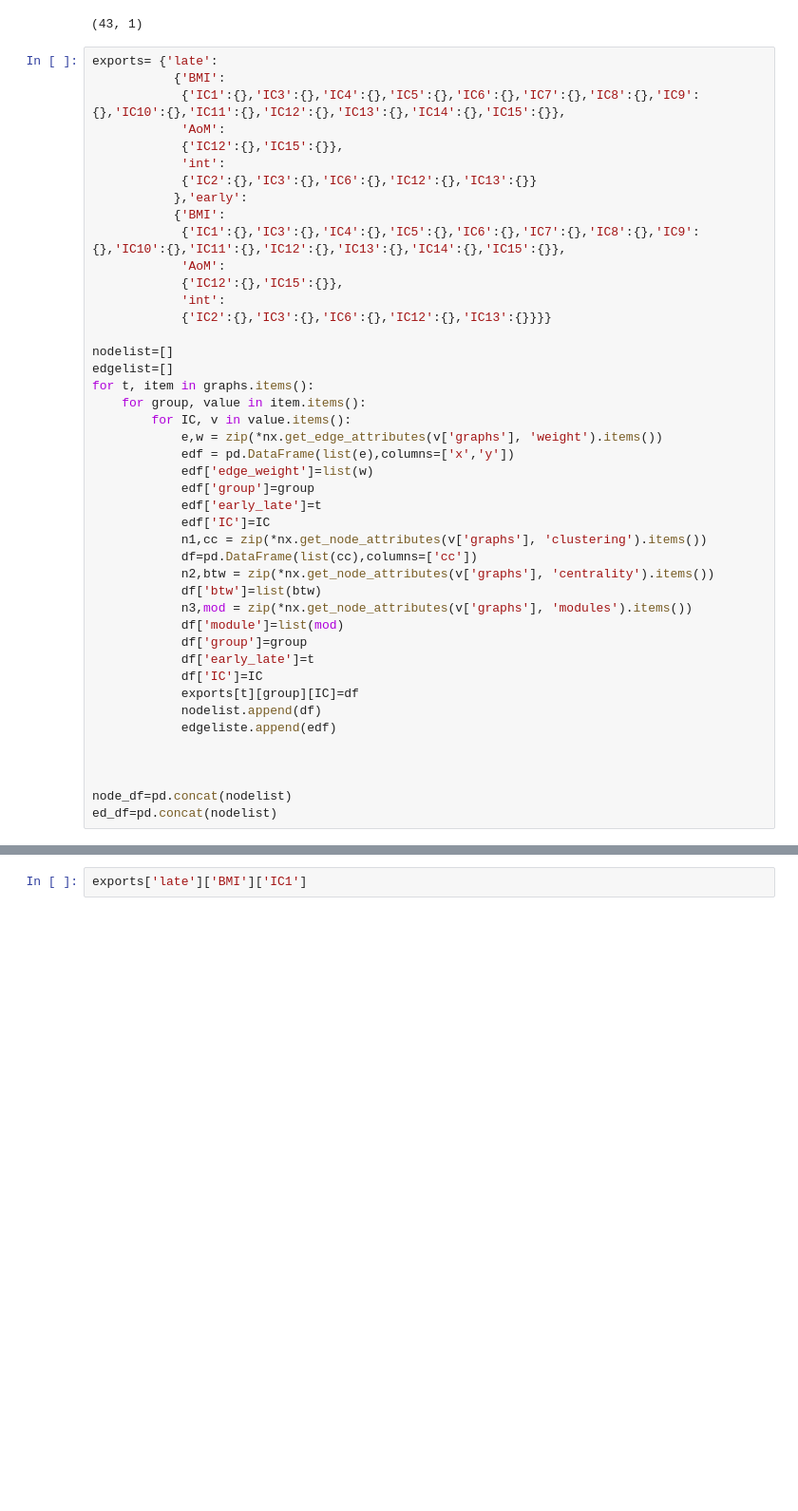
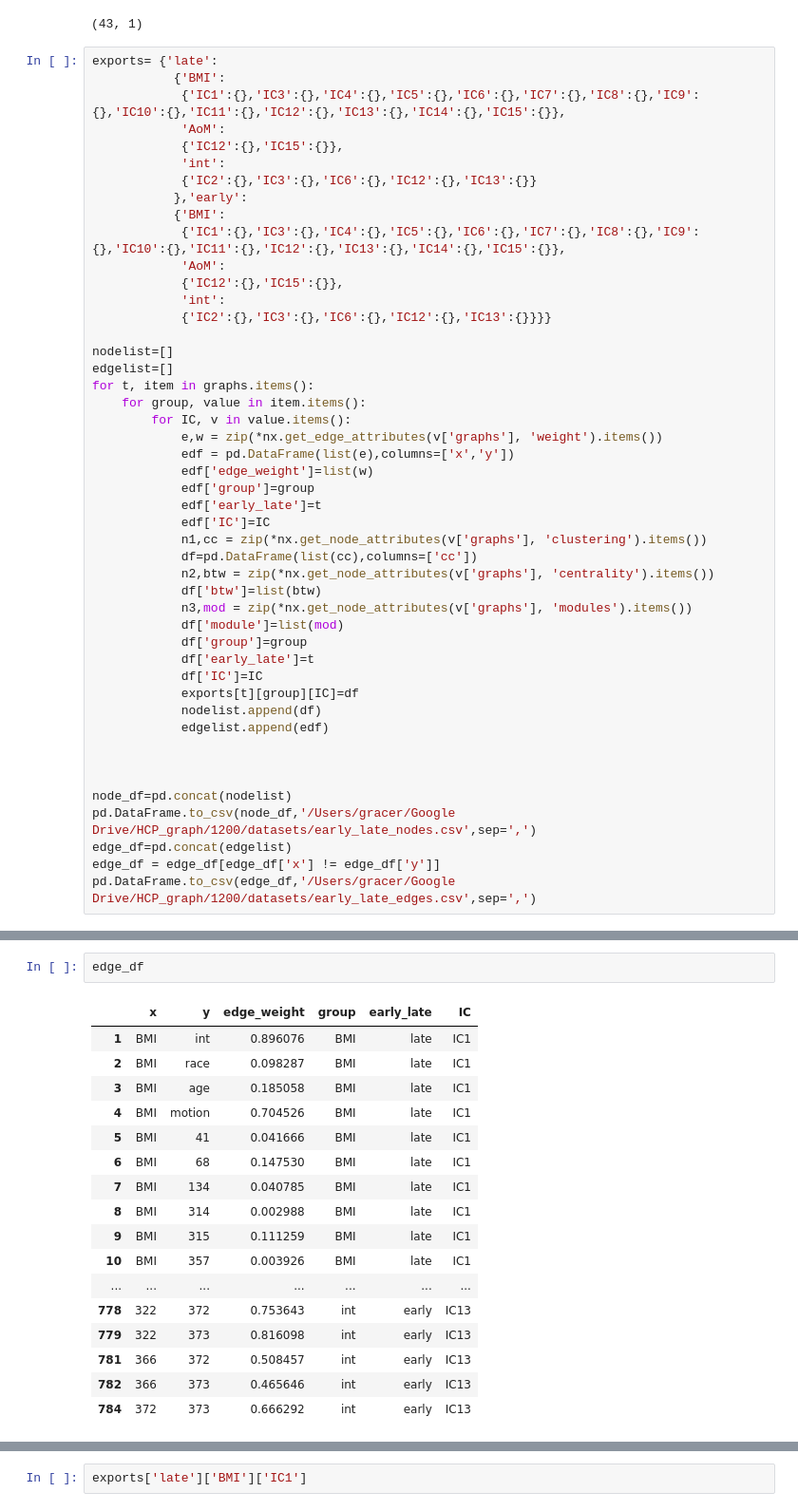
Before and after one commit to grace-shearrer/HCP_puberty, a Jupyter notebook: py/within_graph_high_low.ipynb, the cells around one changed output, grey strips where cells are left out. Shown at 95% size. Cells and saved outputs as stored; diff of their text form; blank space fills up the shorter version.

```diff
--- a/py/within_graph_high_low.ipynb
+++ b/py/within_graph_high_low.ipynb
@@ -978,9 +978,12 @@ for t, item in graphs.items():
             df['IC']=IC
             exports[t][group][IC]=df
             nodelist.append(df)
-            edgeliste.append(edf)
+            edgelist.append(edf)
 
 
 
 node_df=pd.concat(nodelist)
-ed_df=pd.concat(nodelist)
+pd.DataFrame.to_csv(node_df,'/Users/gracer/Google Drive/HCP_graph/1200/datasets/early_late_nodes.csv',sep=',')
+edge_df=pd.concat(edgelist)
+edge_df = edge_df[edge_df['x'] != edge_df['y']]
+pd.DataFrame.to_csv(edge_df,'/Users/gracer/Google Drive/HCP_graph/1200/datasets/early_late_edges.csv',sep=',')
@@ -1004,0 +990,20 @@ ed_df=pd.concat(nodelist)
+# %%
+edge_df
+# %% [output]
+|  | x | y | edge_weight | group | early_late | IC |
+| 1 | BMI | int | 0.896076 | BMI | late | IC1 |
+| 2 | BMI | race | 0.098287 | BMI | late | IC1 |
+| 3 | BMI | age | 0.185058 | BMI | late | IC1 |
+| 4 | BMI | motion | 0.704526 | BMI | late | IC1 |
+| 5 | BMI | 41 | 0.041666 | BMI | late | IC1 |
+| 6 | BMI | 68 | 0.147530 | BMI | late | IC1 |
+| 7 | BMI | 134 | 0.040785 | BMI | late | IC1 |
+| 8 | BMI | 314 | 0.002988 | BMI | late | IC1 |
+| 9 | BMI | 315 | 0.111259 | BMI | late | IC1 |
+| 10 | BMI | 357 | 0.003926 | BMI | late | IC1 |
+| ... | ... | ... | ... | ... | ... | ... |
+| 778 | 322 | 372 | 0.753643 | int | early | IC13 |
+| 779 | 322 | 373 | 0.816098 | int | early | IC13 |
+| 781 | 366 | 372 | 0.508457 | int | early | IC13 |
+| 782 | 366 | 373 | 0.465646 | int | early | IC13 |
+| 784 | 372 | 373 | 0.666292 | int | early | IC13 |
```
Also changed, not shown: parts of 4 cells of this notebook, 1 other file.
